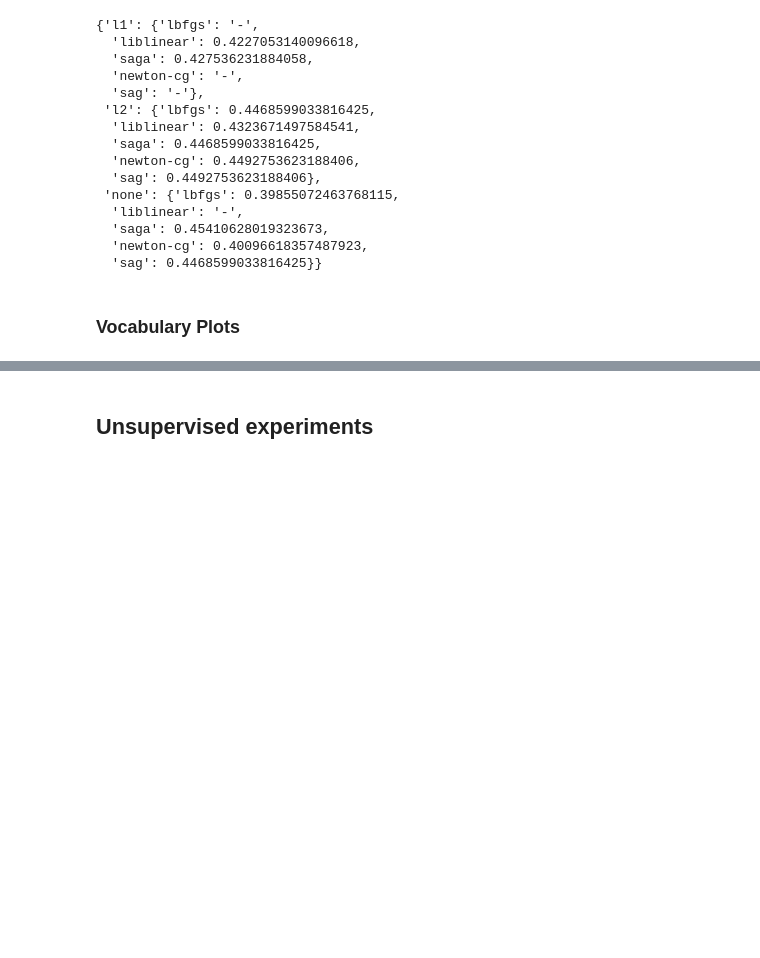
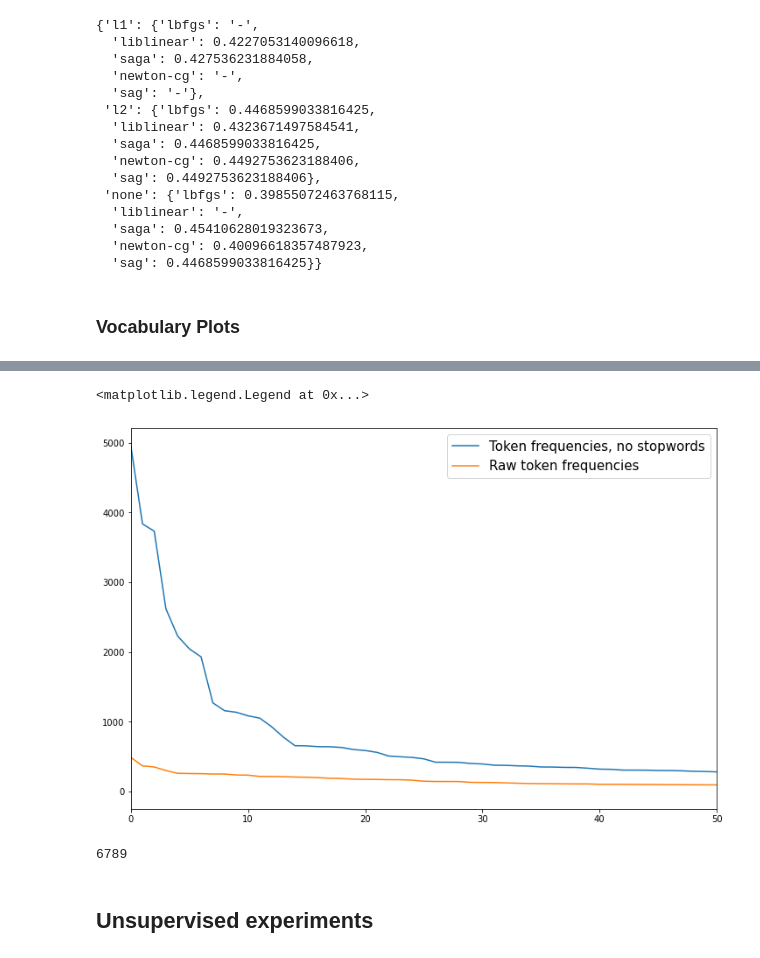
Before and after one commit to SamShowalter/CS272-NLP, a Jupyter notebook: hw1/hw1_experiments.ipynb, the cells around one changed output, grey strips where cells are left out. Saved outputs shown, nothing was run; the diff lists cells and outputs as text; code cells hidden in the pictures; blank space fills up the shorter version.

```diff
--- a/hw1/hw1_experiments.ipynb
+++ b/hw1/hw1_experiments.ipynb
@@ -256,3 +311,17 @@ a3
   'sag': 0.4468599033816425}}
 # %% [markdown]
 ### Vocabulary Plots
+# %%
+speech = Data(fname)
+speech.count_vect = CountVectorizer(stop_words = "english")#, tokenizer = LemmaTokenizer())
+cv2 =CountVectorizer()#, tokenizer = LemmaTokenizer())
+matrix = speech.count_vect.fit_transform(speech.train_data)
+matrix2 = cv2.fit_transform(speech.train_data)
+print(matrix.shape)
+freqs = zip(speech.count_vect.get_feature_names(), matrix.sum(axis=0).tolist()[0])
+# sort from largest to smallest
+vocabulary_sorted = sorted(freqs, key=lambda x: -x[1])
+freqs2 = zip(cv2.get_feature_names(), matrix2.sum(axis=0).tolist()[0])
+# sort from largest to smallest
+ocabulary_sorted2 = sorted(freqs2, key=lambda x: -x[1])
+print(type(vocabulary_sorted))
@@ -259,5 +337,11 @@ a3
 # %%
 # Without stopwords
 import matplotlib.pyplot as plt
 plt.figure(figsize=(12,8))
-plt.plot(range(len(vocabulary_sorted)), [item[1] for item in vocabulary_sorted])
+plt.plot(range(len(vocabulary_sorted2)), [item[1] for item in vocabulary_sorted2], label = "Token frequencies, no stopwords")
+plt.plot(range(len(vocabulary_sorted)), [item[1] for item in vocabulary_sorted], label = "Raw token frequencies")
+plt.xlim(0,50)
+plt.legend(fontsize = 15)
+# %% [output]
+<matplotlib.legend.Legend at 0x...>
+[figure, added]
@@ -274,3 +350,5 @@ from nltk.stem.wordnet import WordNetLemmatizer as lemmatizer
 lemmatizer = lemmatizer()
 voc_l = [lemmatizer.lemmatize(i[0]) for i in vocabulary_sorted]
 print(len(list(set(voc_l))))
+# %% [output]
+6789
```
Also changed, not shown: parts of 14 cells of this notebook.
